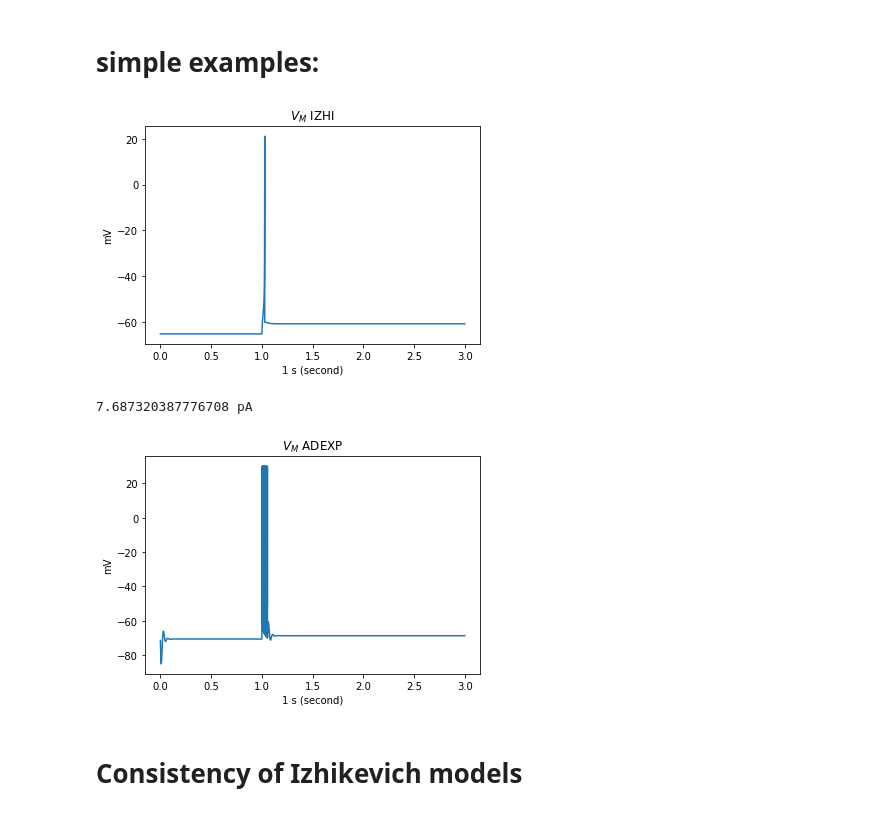
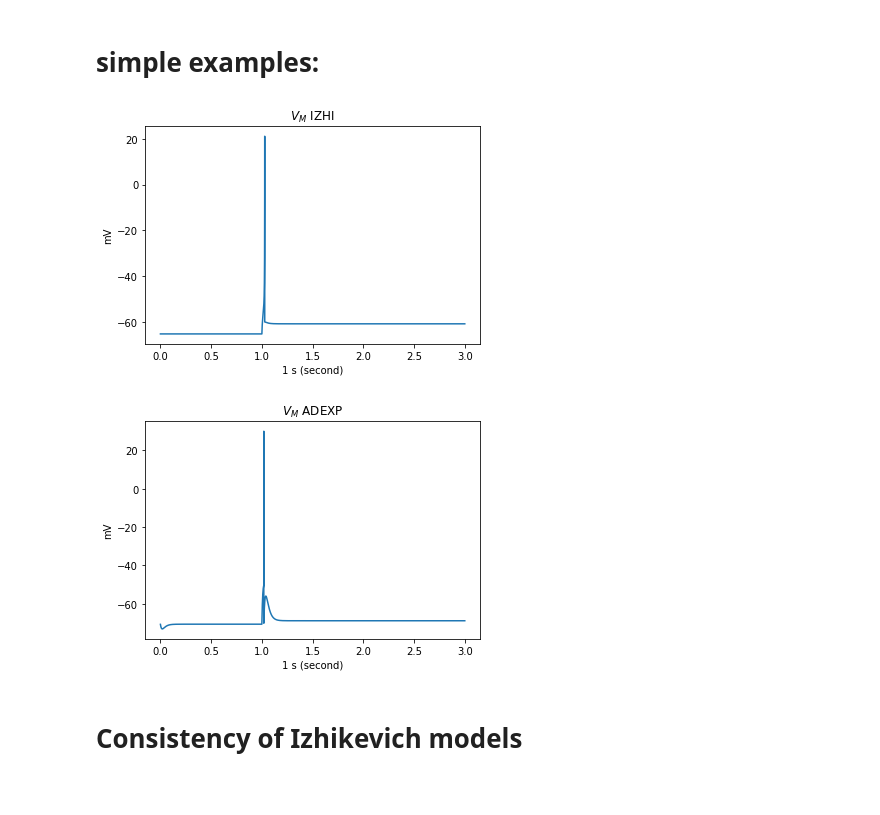
Before and after one commit to russelljjarvis/jit_hub, a Jupyter notebook: jithub/examples/backend_test.ipynb, the cells around one changed output. Cells and saved outputs as stored; diff of their text form; code cells hidden in the pictures.

```diff
--- a/jithub/examples/backend_test.ipynb
+++ b/jithub/examples/backend_test.ipynb
@@ -15,40 +15,43 @@ import unittest
 # %%
 
 cellmodels = ["IZHI","ADEXP"]
+ALLEN_DELAY = 1000.0 * pq.ms
+ALLEN_DURATION = 2000.0 * pq.ms
+
 
 for cellmodel in cellmodels:
+    uc = {
+        #"amplitude": amp,
+        "duration": ALLEN_DURATION,
+        "delay": ALLEN_DELAY,
+    }
+
     if cellmodel == "IZHI":
         model = model_classes.IzhiModel()
         amp = 142.5*pq.pA
+        uc["dt"] = 0.25
+        uc["amplitude"] = amp
+        vm = model.inject_square_current(**uc)
 
     if cellmodel == "ADEXP":
         model = model_classes.ADEXPModel()
 
-        dtc = model.model_to_dtc()
-        dtc.attrs['cm']=2.8
-        dtc=dtc_to_rheo(dtc)
-        print(dtc.rheobase)
-        amp = dtc.rheobase
-    ALLEN_DELAY = 1000.0 * pq.ms
-    ALLEN_DURATION = 2000.0 * pq.ms
-    uc = {
-        "amplitude": amp,
-        "duration": ALLEN_DURATION,
-        "delay": ALLEN_DELAY,
-    }
-    model.inject_square_current(**uc)
-    vm = model.get_membrane_potential()
+        #dtc = model.model_to_dtc()
+        model.attrs['cm']=2.8
+        model=dtc_to_rheo(model)
+        uc["amplitude"] = model.rheobase
+        model.inject_square_current(**uc)
+        vm = model.get_membrane_potential()
     plt.clf()
     plt.plot(vm.times,vm)
     plt.xlabel(pq.s)
     plt.ylabel(vm.dimensionality)
     plt.title("$V_{M}$"+str(" ")+str(cellmodel))
 
     plt.show()
 # %% [output]
 [figure]
-7.687320387776708 pA
-[figure, old version]
+[figure, new version]
 # %% [markdown]
 # Consistency of Izhikevich models
 # %%
```
Also changed, not shown: parts of 5 cells of this notebook, 3 other files.
